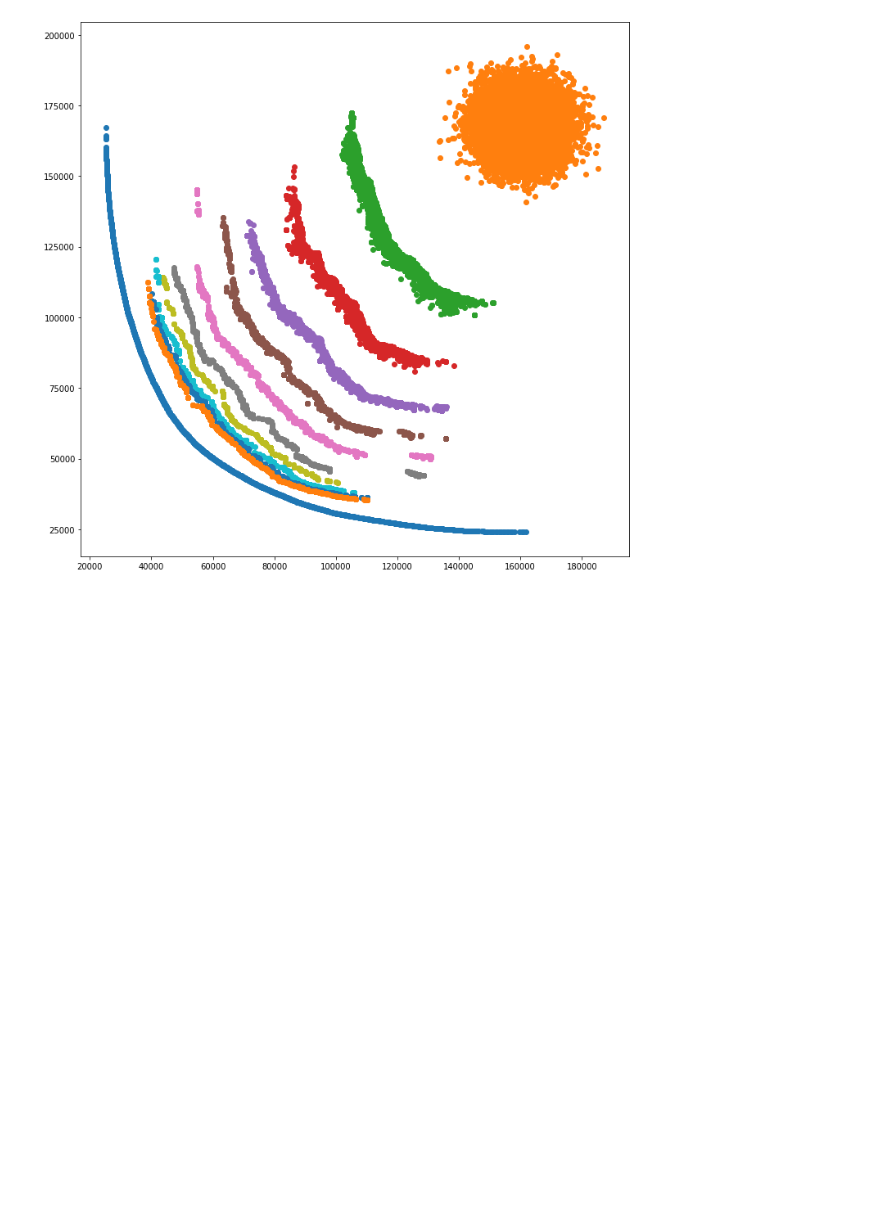
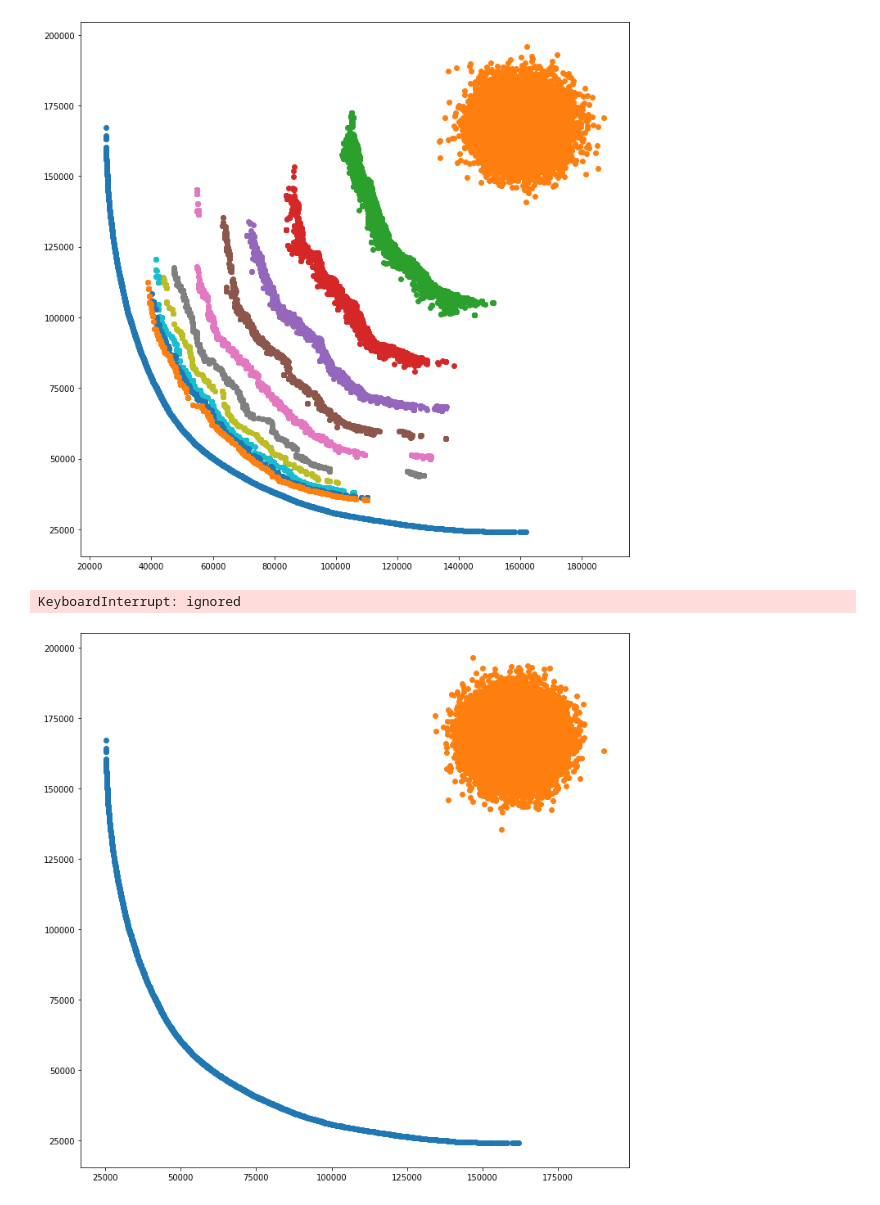
Before and after one commit to AdrianUrbanski/MOTSP, a Jupyter notebook: MOTSP.ipynb, the cells around one changed output. Saved outputs shown, nothing was run; the diff lists cells and outputs as text; code cells hidden in the pictures; blank space fills up the shorter version.

Commit message:
Change bool arrays type from 'int32' to 'bool' to allow using population of 32k without running out of memory

```diff
--- a/MOTSP.ipynb
+++ b/MOTSP.ipynb
@@ -272,11 +273,11 @@ class NSGA_II_GPU:
 
         pop_size = pop_vals.shape[0]
 
-        current_frontier = np.zeros(pop_size, dtype='int32')
-        next_frontier = np.zeros(pop_size, dtype='int32')
+        current_frontier = np.zeros(pop_size, dtype='bool')
+        next_frontier = np.zeros(pop_size, dtype='bool')
         current_rank = 1
 
-        dom = np.zeros((pop_size, pop_size), dtype='int32')
+        dom = np.zeros((pop_size, pop_size), dtype='bool')
         dom_count = np.zeros(pop_size, dtype='int32')
         rank = np.zeros(pop_size, dtype='int32')
 
@@ -291,7 +292,7 @@ class NSGA_II_GPU:
         find_first_frontier[max(pop_size//1024, 1), 1024](d_dom_count, current_frontier, d_rank)
 
         while(is_not_empty(current_frontier)):
-            next_frontier = np.zeros(pop_size)
+            next_frontier = np.zeros(pop_size, dtype='bool')
             current_rank += 1
             remove_current_frontier[griddim, blockdim](d_dom, d_dom_count, current_rank,
                                                         current_frontier, next_frontier, d_rank)
@@ -402,0 +481,3 @@ class NSGA_II_GPU:
+# %%
+p = mp.Pool(4)
+%timeit res = p.map(f, range(pop_size//2))
@@ -1145,11 +1234,11 @@ def non_dominated_sort(pop_vals):
 
     pop_size = pop_vals.shape[0]
 
-    current_frontier = np.zeros(pop_size, dtype='int32')
-    next_frontier = np.zeros(pop_size, dtype='int32')
+    current_frontier = np.zeros(pop_size, dtype='bool')
+    next_frontier = np.zeros(pop_size, dtype='bool')
     current_rank = 1
 
-    dom = np.zeros((pop_size, pop_size), dtype='int32')
+    dom = np.zeros((pop_size, pop_size), dtype='bool')
     dom_count = np.zeros(pop_size, dtype='int32')
     rank = np.zeros(pop_size, dtype='int32')
 
@@ -1174,7 +1263,7 @@ def non_dominated_sort(pop_vals):
     return rank
 # %%
 chrom_len = 100
-pop_size = 2048
+pop_size = 512
 obj_num = 2
 
 population = generate_population(pop_size, chrom_len)
@@ -1611,3 +1698,40 @@ plt.scatter(current_vals[:, 0], current_vals[:, 1])
 # %% [output]
 <matplotlib.collections.PathCollection at 0x...>
 [figure]
+# %%
+chrom_len = 100
+pop_size = 32768
+obj_num = 2
+n_iters = 500
+
+griddim = (1, 1, pop_size//2)
+blockdim = (128, 2, 2)
+
+init_pop = generate_population(pop_size, chrom_len)
+
+init_vals = np.zeros((pop_size, obj_num), dtype='int32')
+evaluate_population[griddim, blockdim](init_pop, d_distance, init_vals)
+
+nsga_ii = NSGA_II_GPU(chrom_len, pop_size, obj_num, init_pop, init_vals)
+
+plt.figure(figsize=(12,12))
+plt.scatter(solutionsAB[:, 0], solutionsAB[:, 1])
+
+for t in tqdm(range(n_iters)):
+
+    if(np.mod(t, 50) == 0):
+        current_vals = nsga_ii.get_values()
+        plt.scatter(current_vals[:, 0], current_vals[:, 1])
+
+    children = nsga_ii.generate_children(PMX_m, reverse_sequence_mutation)
+
+    children_vals = np.zeros((children.shape[0], obj_num), dtype='int32')
+    evaluate_population[griddim, blockdim](children, d_distance, children_vals)
+
+    nsga_ii.replace_population(children, children_vals)
+
+current_vals = nsga_ii.get_values()
+plt.scatter(current_vals[:, 0], current_vals[:, 1])
+# %% [output]
+KeyboardInterrupt: ignored
+[figure, added]
```
Also changed, not shown: parts of 11 cells of this notebook.
